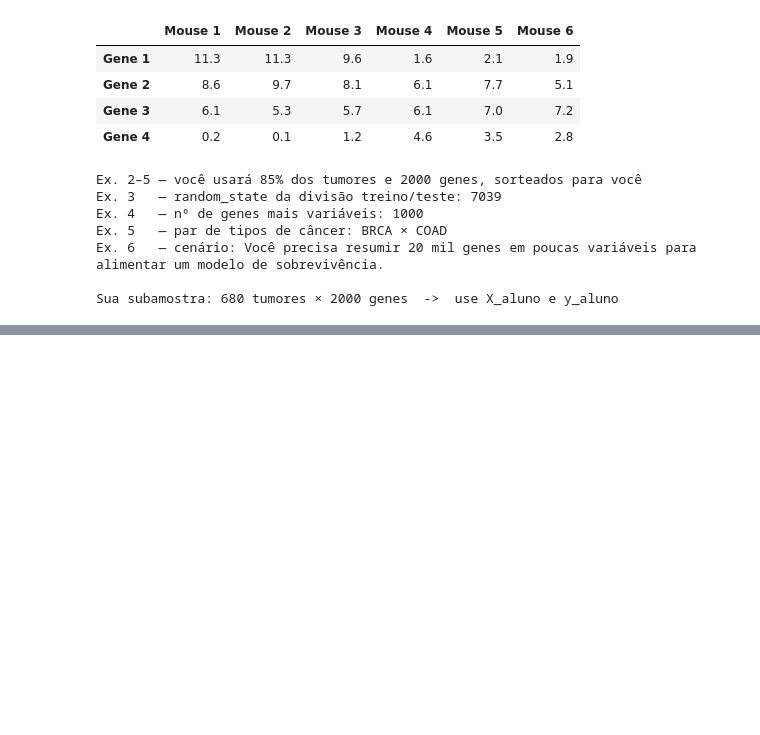
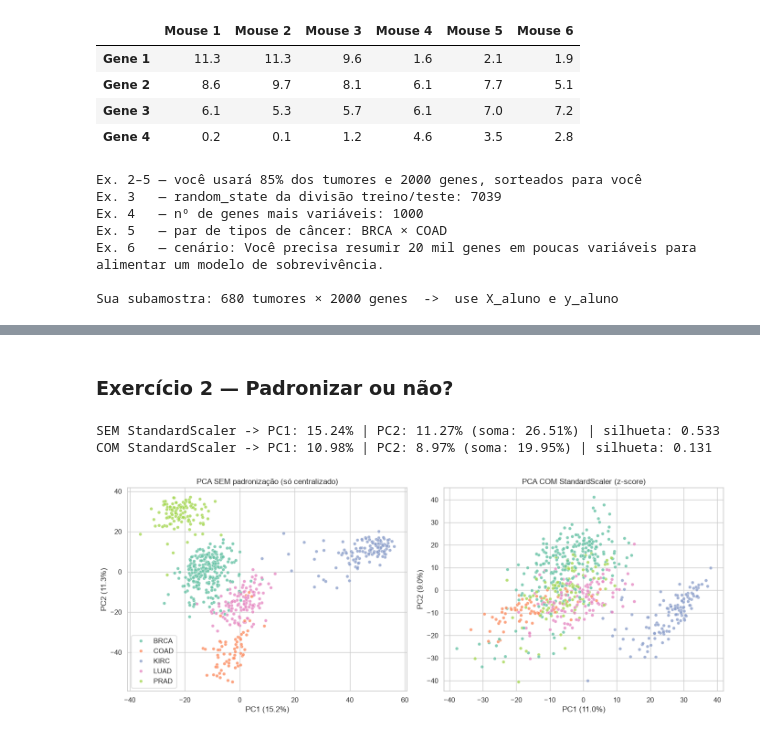
Before and after one commit to Fugant1/bioinformatics-task, a Jupyter notebook: PCA_vs_LDA_RNASeq_TCGA.ipynb, the cells around one changed output, grey strips where cells are left out. Cells and saved outputs as stored; diff of their text form; code cells hidden in the pictures; blank space fills up the shorter version.

```diff
--- a/PCA_vs_LDA_RNASeq_TCGA.ipynb
+++ b/PCA_vs_LDA_RNASeq_TCGA.ipynb
@@ -1293,0 +1348,35 @@ Sua subamostra: 680 tumores × 2000 genes  ->  use X_aluno e y_aluno
+# %% [markdown]
+### Exercício 2 — Padronizar ou não?
+# %%
+# ---------------------------------------------------------------
+# Exercício 2 — PCA com 2 componentes SEM e COM StandardScaler
+# ---------------------------------------------------------------
+# 1) Sem padronização: apenas centralização (feita internamente pelo PCA)
+pca_sem = PCA(n_components=2, random_state=0)
+Z_sem = pca_sem.fit_transform(X_aluno)
+ev_sem = 100 * pca_sem.explained_variance_ratio_
+
+# 2) Com padronização (z-score): todos os genes passam a ter média 0 e variância 1
+pipe_com = make_pipeline(StandardScaler(), PCA(n_components=2, random_state=0))
+Z_com = pipe_com.fit_transform(X_aluno)
+ev_com = 100 * pipe_com.named_steps["pca"].explained_variance_ratio_
+
+print(f"SEM StandardScaler -> PC1: {ev_sem[0]:.2f}% | PC2: {ev_sem[1]:.2f}% (soma: {ev_sem.sum():.2f}%) | silhueta: {silhouette_score(Z_sem, y_aluno):.3f}")
+print(f"COM StandardScaler -> PC1: {ev_com[0]:.2f}% | PC2: {ev_com[1]:.2f}% (soma: {ev_com.sum():.2f}%) | silhueta: {silhouette_score(Z_com, y_aluno):.3f}")
+
+# Comparação visual dos dois espaços PC1 × PC2
+fig, ax = plt.subplots(1, 2, figsize=(14, 5.5))
+sns.scatterplot(x=Z_sem[:, 0], y=Z_sem[:, 1], hue=y_aluno.values, hue_order=classes,
+                palette=paleta, s=25, alpha=0.8, ax=ax[0])
+ax[0].set(title="PCA SEM padronização (só centralizado)",
+          xlabel=f"PC1 ({ev_sem[0]:.1f}%)", ylabel=f"PC2 ({ev_sem[1]:.1f}%)")
+
+sns.scatterplot(x=Z_com[:, 0], y=Z_com[:, 1], hue=y_aluno.values, hue_order=classes,
+                palette=paleta, s=25, alpha=0.8, ax=ax[1], legend=False)
+ax[1].set(title="PCA COM StandardScaler (z-score)",
+          xlabel=f"PC1 ({ev_com[0]:.1f}%)", ylabel=f"PC2 ({ev_com[1]:.1f}%)")
+plt.tight_layout(); plt.show()
+# %% [output]
+SEM StandardScaler -> PC1: 15.24% | PC2: 11.27% (soma: 26.51%) | silhueta: 0.533
+COM StandardScaler -> PC1: 10.98% | PC2: 8.97% (soma: 19.95%) | silhueta: 0.131
+[figure, added]
```
Also changed, not shown: parts of 40 cells of this notebook, 2 other files.
